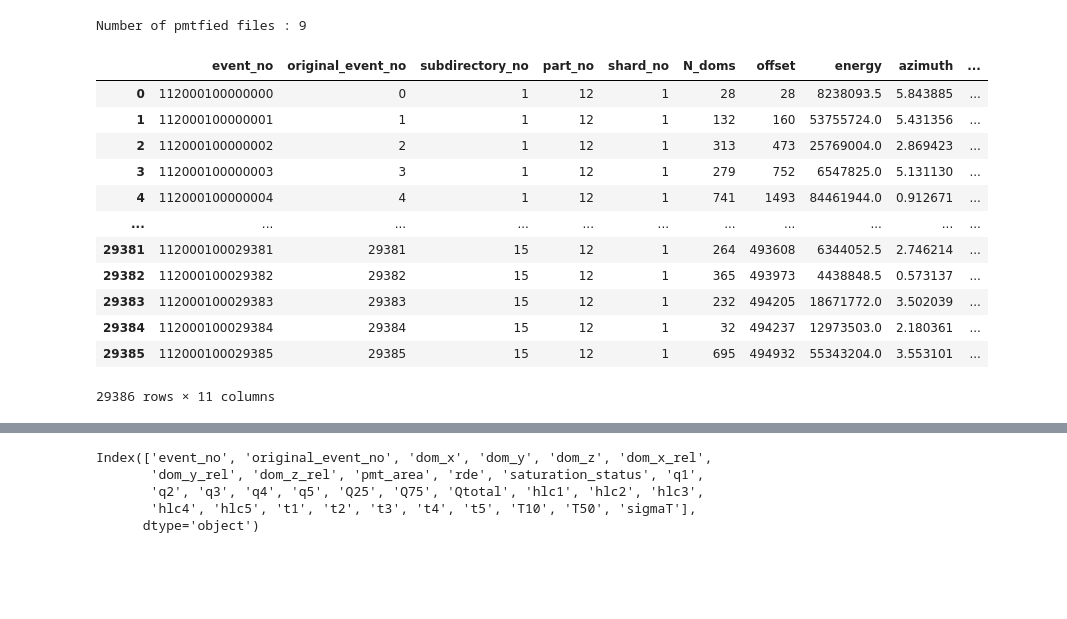
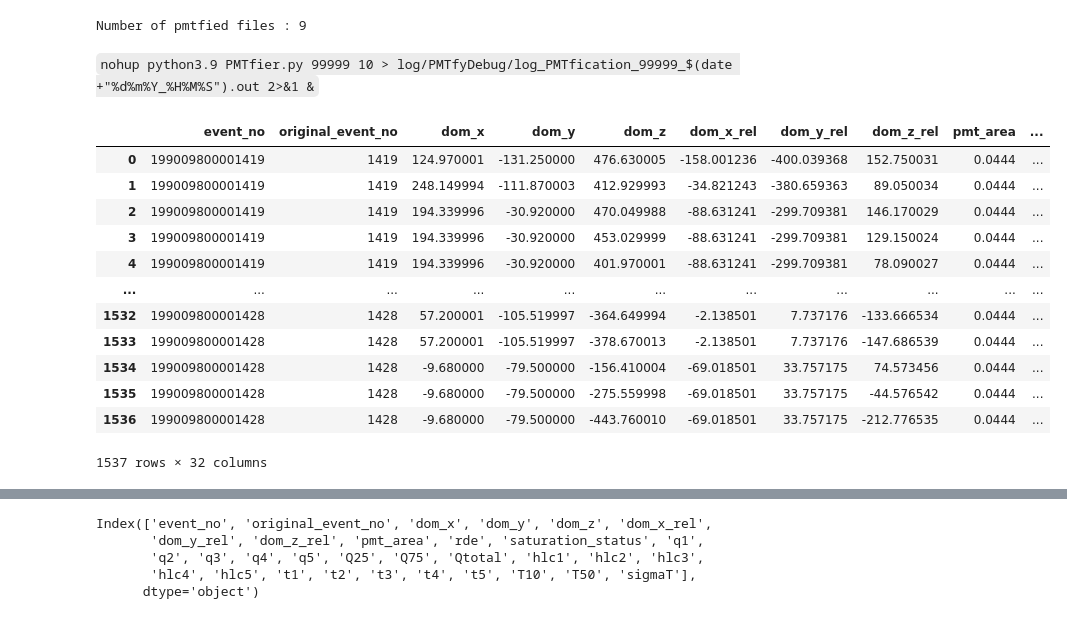
Before and after one commit to KUcyans/PMTfication, a Jupyter notebook: PMTficationVerify.ipynb, the cells around one changed output, grey strips where cells are left out. Drawn from its saved outputs; the diff is of its cells as text; code cells hidden in the pictures; blank space fills up the shorter version.

Commit message:
first stable run for pmtfication

```diff
--- a/PMTficationVerify.ipynb
+++ b/PMTficationVerify.ipynb
@@ -72,18 +70,20 @@ df_truth_1 = convertParquetToDF('/lustre/hpc/project/icecube/HE_Nu_Aske_Oct2024/
-# %%
-df_truth_1
-# %% [output]
-|  | event_no | original_event_no | subdirectory_no | part_no | shard_no | N_doms | offset | energy | azimuth | ... |
-| 0 | 112000100000000 | 0 | 1 | 12 | 1 | 28 | 28 | 8238093.5 | 5.843885 | ... |
-| 1 | 112000100000001 | 1 | 1 | 12 | 1 | 132 | 160 | 53755724.0 | 5.431356 | ... |
-| 2 | 112000100000002 | 2 | 1 | 12 | 1 | 313 | 473 | 25769004.0 | 2.869423 | ... |
-| 3 | 112000100000003 | 3 | 1 | 12 | 1 | 279 | 752 | 6547825.0 | 5.131130 | ... |
-| 4 | 112000100000004 | 4 | 1 | 12 | 1 | 741 | 1493 | 84461944.0 | 0.912671 | ... |
-| ... | ... | ... | ... | ... | ... | ... | ... | ... | ... | ... |
-| 29381 | 112000100029381 | 29381 | 15 | 12 | 1 | 264 | 493608 | 6344052.5 | 2.746214 | ... |
-| 29382 | 112000100029382 | 29382 | 15 | 12 | 1 | 365 | 493973 | 4438848.5 | 0.573137 | ... |
-| 29383 | 112000100029383 | 29383 | 15 | 12 | 1 | 232 | 494205 | 18671772.0 | 3.502039 | ... |
-| 29384 | 112000100029384 | 29384 | 15 | 12 | 1 | 32 | 494237 | 12973503.0 | 2.180361 | ... |
-| 29385 | 112000100029385 | 29385 | 15 | 12 | 1 | 695 | 494932 | 55343204.0 | 3.553101 | ... |
-29386 rows × 11 columns
+# %% [markdown]
+`nohup python3.9 PMTfier.py 99999 10 > log/PMTfyDebug/log_PMTfication_99999_$(date +"%d%m%Y_%H%M%S").out 2>&1 &`
 # %%
 df_99999_98_1 = convertParquetToDF(dir_99999_98 + "PMTfied_1.parquet")
+# %%
+df_99999_98_1
+# %% [output]
+|  | event_no | original_event_no | dom_x | dom_y | dom_z | dom_x_rel | dom_y_rel | dom_z_rel | pmt_area | ... |
+| 0 | 199009800001419 | 1419 | 124.970001 | -131.250000 | 476.630005 | -158.001236 | -400.039368 | 152.750031 | 0.0444 | ... |
+| 1 | 199009800001419 | 1419 | 248.149994 | -111.870003 | 412.929993 | -34.821243 | -380.659363 | 89.050034 | 0.0444 | ... |
+| 2 | 199009800001419 | 1419 | 194.339996 | -30.920000 | 470.049988 | -88.631241 | -299.709381 | 146.170029 | 0.0444 | ... |
+| 3 | 199009800001419 | 1419 | 194.339996 | -30.920000 | 453.029999 | -88.631241 | -299.709381 | 129.150024 | 0.0444 | ... |
+| 4 | 199009800001419 | 1419 | 194.339996 | -30.920000 | 401.970001 | -88.631241 | -299.709381 | 78.090027 | 0.0444 | ... |
+| ... | ... | ... | ... | ... | ... | ... | ... | ... | ... | ... |
+| 1532 | 199009800001428 | 1428 | 57.200001 | -105.519997 | -364.649994 | -2.138501 | 7.737176 | -133.666534 | 0.0444 | ... |
+| 1533 | 199009800001428 | 1428 | 57.200001 | -105.519997 | -378.670013 | -2.138501 | 7.737176 | -147.686539 | 0.0444 | ... |
+| 1534 | 199009800001428 | 1428 | -9.680000 | -79.500000 | -156.410004 | -69.018501 | 33.757175 | 74.573456 | 0.0444 | ... |
+| 1535 | 199009800001428 | 1428 | -9.680000 | -79.500000 | -275.559998 | -69.018501 | 33.757175 | -44.576542 | 0.0444 | ... |
+| 1536 | 199009800001428 | 1428 | -9.680000 | -79.500000 | -443.760010 | -69.018501 | 33.757175 | -212.776535 | 0.0444 | ... |
+1537 rows × 32 columns
```
Also changed, not shown: parts of 11 cells of this notebook, 59 other files.
